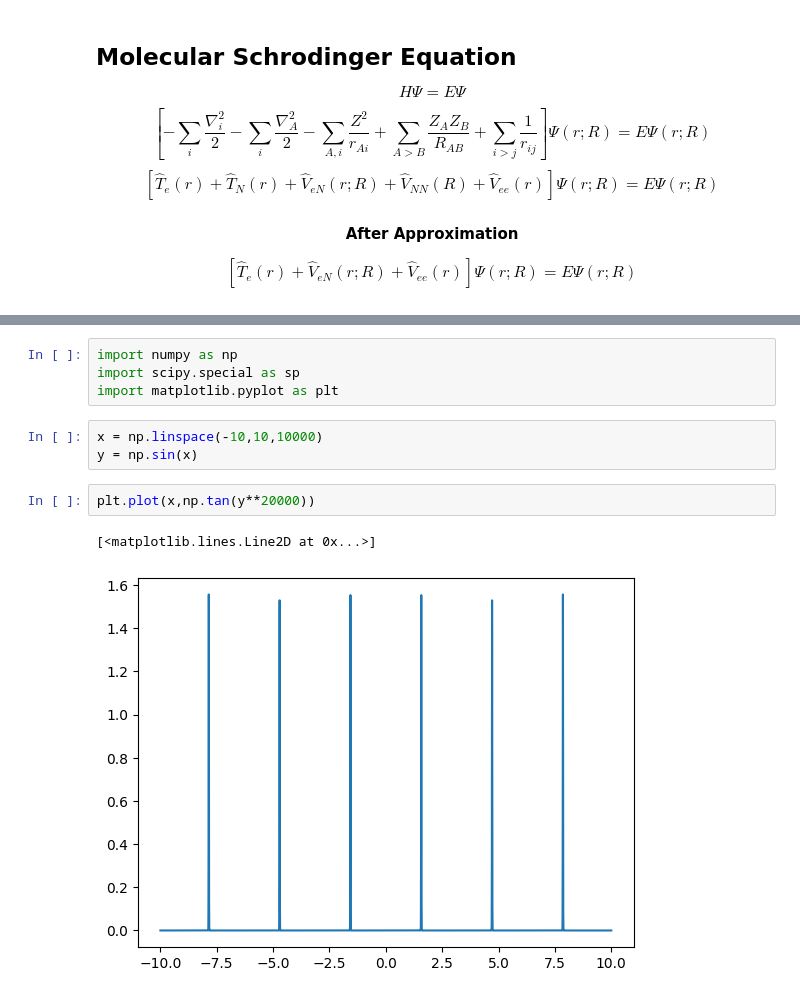
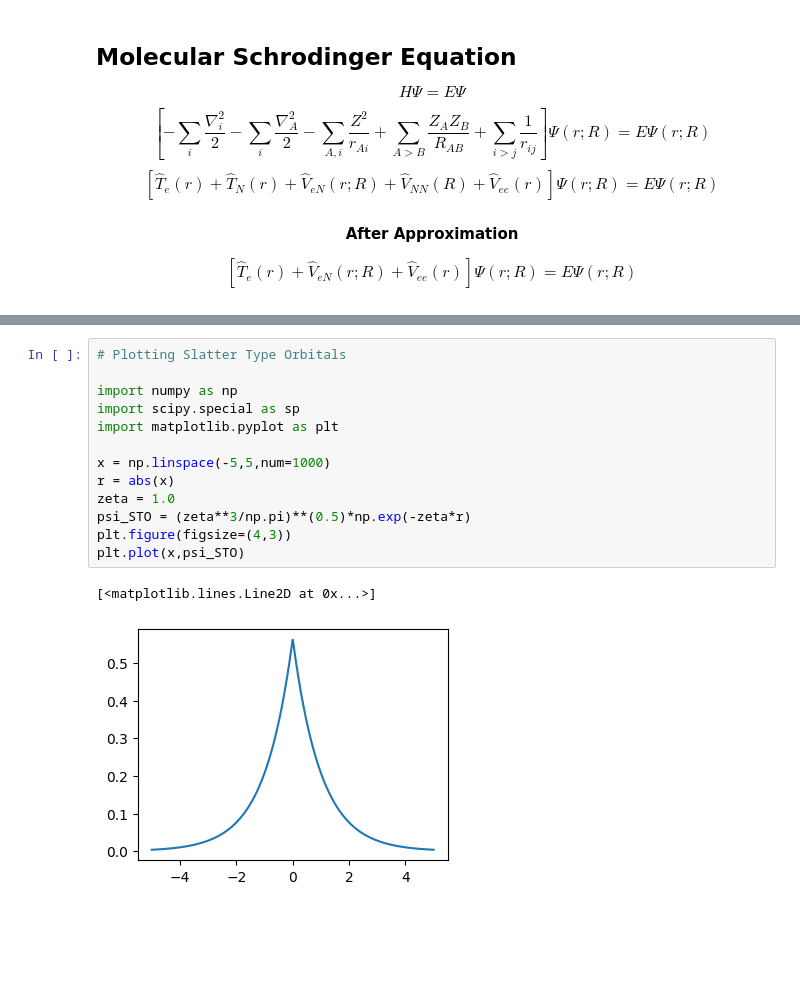
Before and after one commit to Satheeshsk369/Hatree-Fock, a Jupyter notebook: HatreePlot-Python.ipynb, the cells around one changed output, grey strips where cells are left out. Cells and saved outputs as stored; diff of their text form; blank space fills up the shorter version.

```diff
--- a/HatreePlot-Python.ipynb
+++ b/HatreePlot-Python.ipynb
@@ -24,12 +34,16 @@ $$
 # %%
+# Plotting Slatter Type Orbitals
+
 import numpy as np
 import scipy.special as sp
 import matplotlib.pyplot as plt
+
+x = np.linspace(-5,5,num=1000)
+r = abs(x)
+zeta = 1.0
+psi_STO = (zeta**3/np.pi)**(0.5)*np.exp(-zeta*r)
+plt.figure(figsize=(4,3))
+plt.plot(x,psi_STO)
+# %% [output]
+[<matplotlib.lines.Line2D at 0x...>]
+[figure, added]
-# %%
-x = np.linspace(-10,10,10000)
-y = np.sin(x)
-# %%
-plt.plot(x,np.tan(y**20000))
-# %% [output]
-[<matplotlib.lines.Line2D at 0x...>]
-[figure, removed]
```
Also changed, not shown: parts of 17 cells of this notebook, 3 other files.
